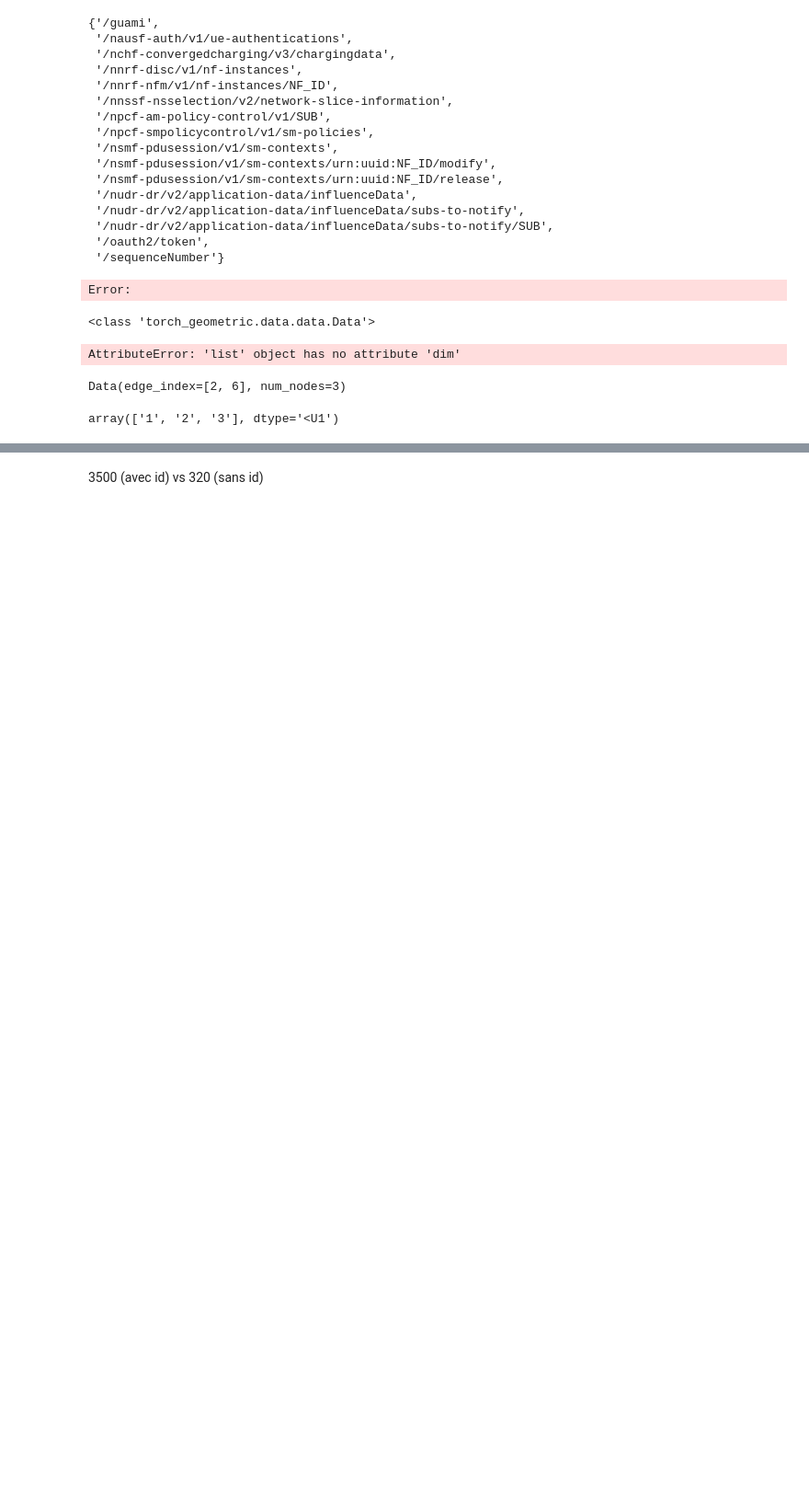
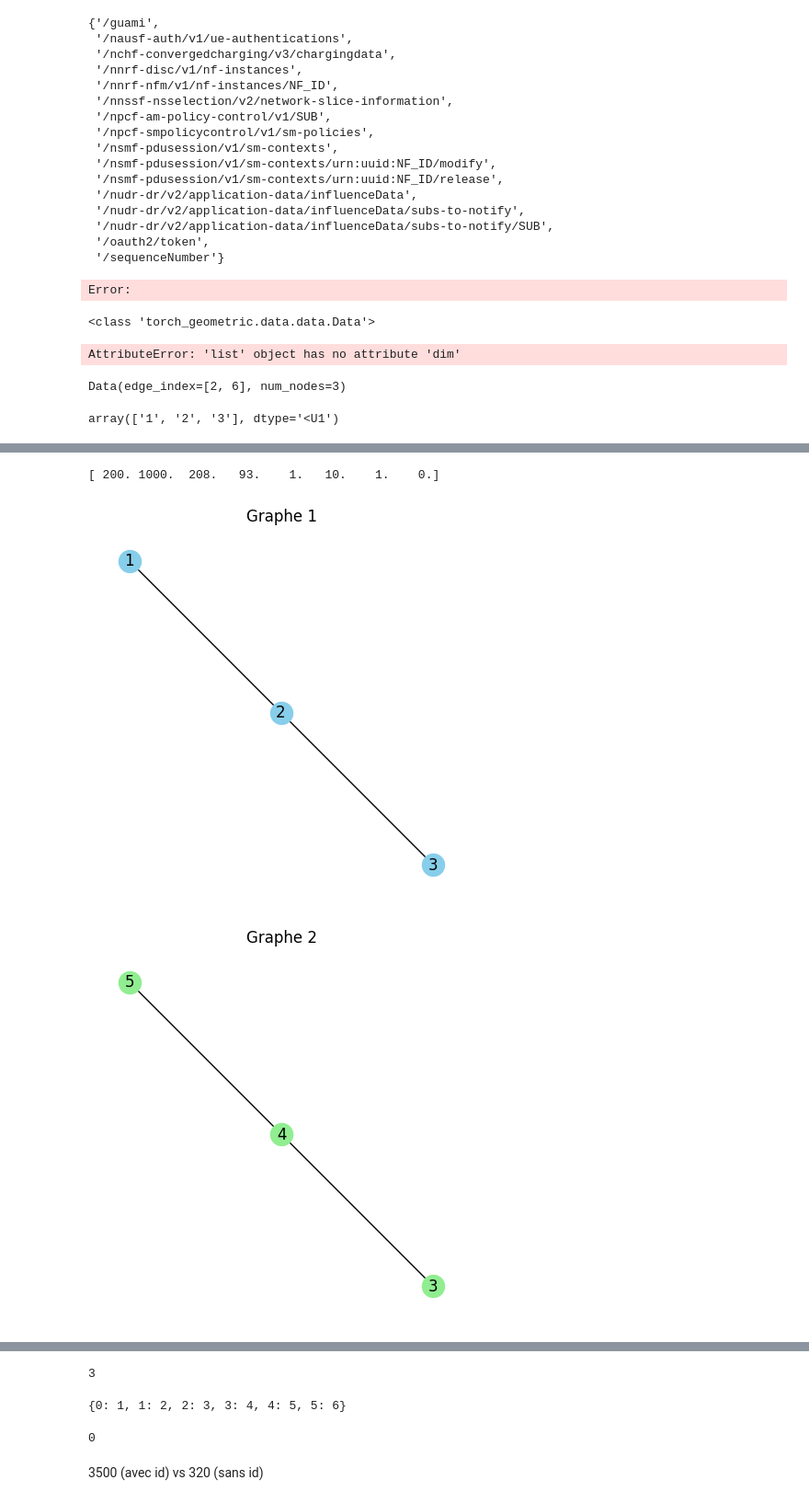
Before and after one commit to thomas-hoger/5G-Anomaly-Detection, a Jupyter notebook: notebooks/test_thomas.ipynb, the cells around one changed output, grey strips where cells are left out. Shown: that part at 92% size. Saved outputs shown, nothing was run; the diff lists cells and outputs as text; code cells hidden in the pictures; blank space fills up the shorter version.

```diff
--- a/notebooks/test_thomas.ipynb
+++ b/notebooks/test_thomas.ipynb
@@ -694,0 +709,44 @@ array(['1', '2', '3'], dtype='<U1')
+# %%
+print(array)
+# %% [output]
+[ 200. 1000.  208.   93.    1.   10.    1.    0.]
+# %%
+import networkx as nx
+
+import matplotlib.pyplot as plt
+
+# Créer deux graphes NetworkX
+G1 = nx.Graph()
+G2 = nx.Graph()
+
+# Ajouter des noeuds et arêtes au premier graphe
+G1.add_nodes_from([1, 2, 3])
+G1.add_edges_from([(1, 2), (2, 3)])
+
+# Ajouter des noeuds et arêtes au second graphe
+G2.add_nodes_from([3, 4, 5])
+G2.add_edges_from([(3, 4), (4, 5)])
+
+# Visualiser G1
+plt.figure(figsize=(4, 4))
+nx.draw(G1, with_labels=True, node_color='skyblue')
+plt.title("Graphe 1")
+plt.show()
+
+# Visualiser G2
+plt.figure(figsize=(4, 4))
+nx.draw(G2, with_labels=True, node_color='lightgreen')
+plt.title("Graphe 2")
+plt.show()
+
+# Fusionner les deux graphes
+G_merged = nx.compose(G1, G2)
+
+# Visualiser le graphe fusionné
+plt.figure(figsize=(5, 5))
+nx.draw(G_merged, with_labels=True, node_color='orange')
+plt.title("Graphe fusionné")
+plt.show()
+# %% [output]
+[figure, added]
+[figure, added]
@@ -695,2 +754,24 @@ array(['1', '2', '3'], dtype='<U1')
+# %%
+len(G1)
+# %% [output]
+3
+# %%
+a = [1,2,3,4,5,6]
+{i:x for i,x in enumerate(a)}
+# %% [output]
+{0: 1, 1: 2, 2: 3, 3: 4, 4: 5, 5: 6}
+# %%
+import json
+
+with open("../data/pre_process/trace_dissection/benign.json") as f:
+    e = json.load(f)
+
+absent_count = 0
+for node in e:
+    if "is_attack" not in node["common"]: absent_count += 1
+
+absent_count
+# %% [output]
+0
 # %% [markdown]
 3500 (avec id) vs 320 (sans id)
```
Also changed, not shown: parts of 2 cells of this notebook, 47 other files.
